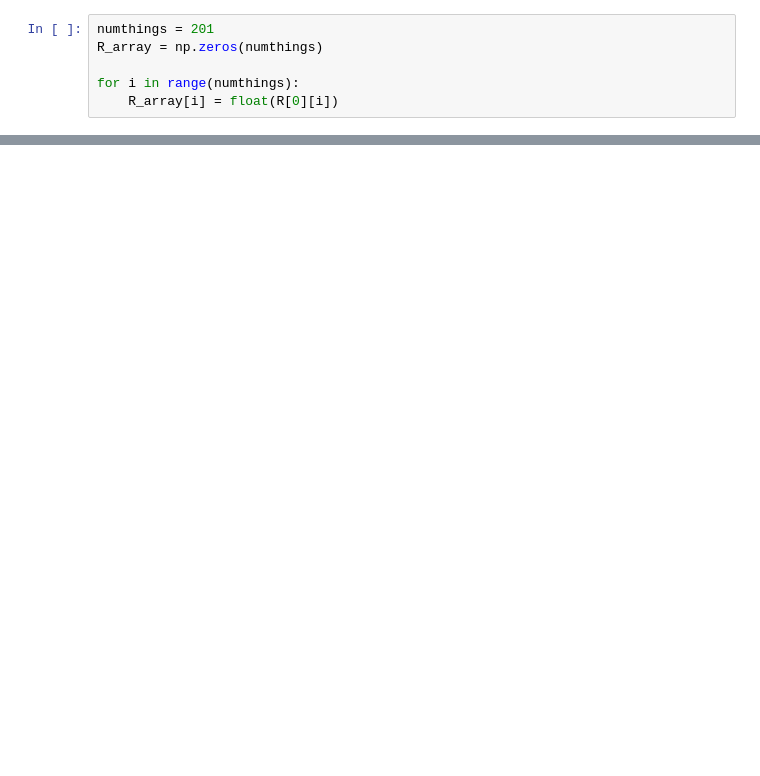
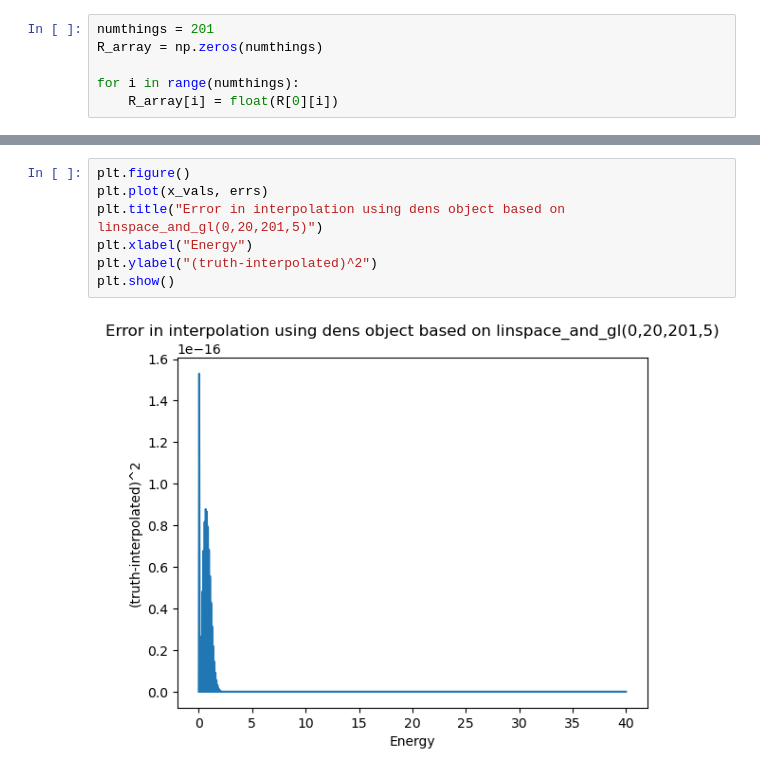
Before and after one commit to nuLABatUSD/QKESolveCPP, a Jupyter notebook: analyze_R.ipynb, the cells around one changed output, grey strips where cells are left out. Saved outputs shown, nothing was run; the diff lists cells and outputs as text; blank space fills up the shorter version.

```diff
--- a/analyze_R.ipynb
+++ b/analyze_R.ipynb
@@ -23,0 +40,9 @@ plt.show()
+# %%
+plt.figure()
+plt.plot(x_vals, errs)
+plt.title("Error in interpolation using dens object based on linspace_and_gl(0,20,201,5)")
+plt.xlabel("Energy")
+plt.ylabel("(truth-interpolated)^2")
+plt.show()
+# %% [output]
+[figure, added]
```
Also changed, not shown: parts of 6 cells of this notebook, 6 other files.
